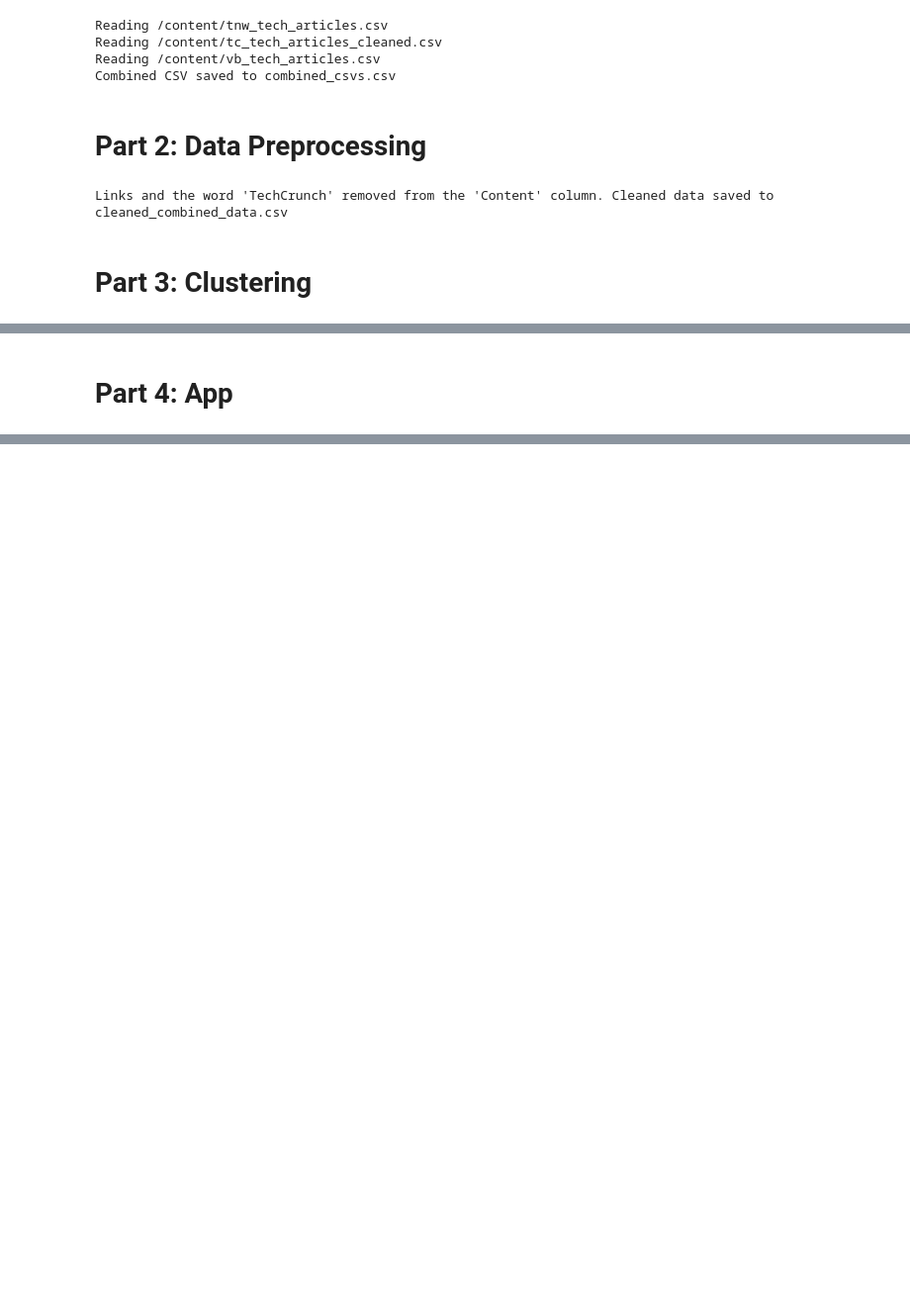
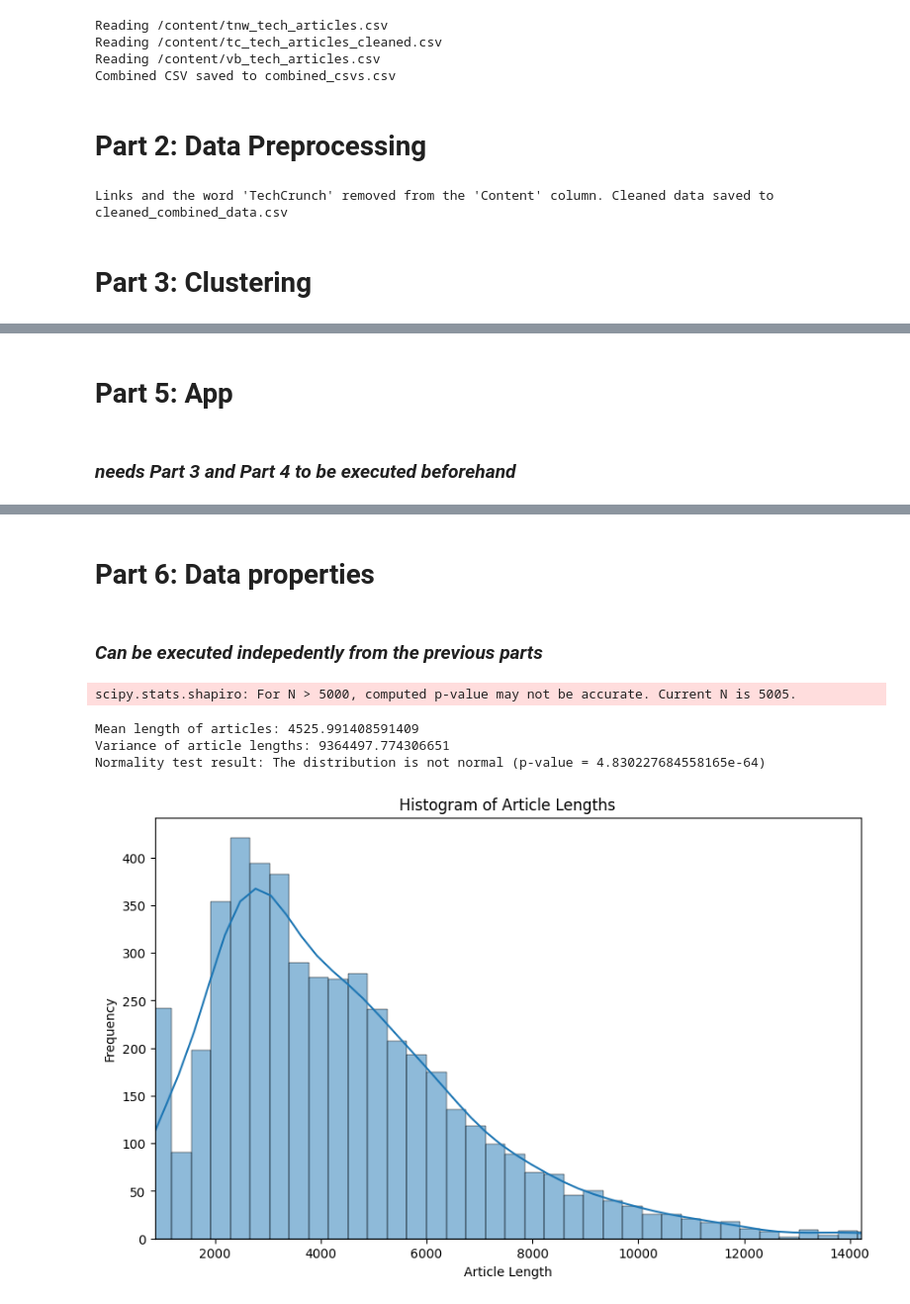
Before and after one commit to gkangho/DataMiningProject_TechNewsRecommendation, a Jupyter notebook: ITNewsArticles.ipynb, the cells around one changed output, grey strips where cells are left out. Shown: that part at 99% size. Cells and saved outputs as stored; diff of their text form; code cells hidden in the pictures; blank space fills up the shorter version.

```diff
--- a/ITNewsArticles.ipynb
+++ b/ITNewsArticles.ipynb
@@ -723,5 +778,7 @@ Similar articles to article 0 in cluster 0: ['doc_1247', 'doc_1311', 'doc_1036',
 # %% [markdown]
-# Part 4: App
+# Part 5: App
+# %% [markdown]
+### *needs Part 3 and Part 4 to be executed beforehand*
 # %%
 !pip install dash
 !pip install jupyter-dash
@@ -865,3 +926,55 @@ if __name__ == '__main__':
     app.run_server(debug=True)
 # %% [output]
 [interactive output not drawn]
+# %% [markdown]
+# Part 6: Data properties
+# %% [markdown]
+### *Can be executed indepedently from the previous parts*
+# %%
+import pandas as pd
+import numpy as np
+import matplotlib.pyplot as plt
+import seaborn as sns
+from scipy.stats import shapiro
+
+#load the dataset
+news_data = pd.read_csv("cleaned_combined_data.csv")
+
+
+# Calculate mean and variance of the length of articles
+news_data['text_length'] = news_data['Content'].apply(len)
+mean_length = news_data['text_length'].mean()
+variance_length = news_data['text_length'].var()
+
+# Identify the range of interest
+lower_bound = news_data['text_length'].quantile(0.01)
+upper_bound = news_data['text_length'].quantile(0.99)
+
+# Test for normality
+stat, p = shapiro(news_data['text_length'])
+normality_test = 'normal' if p > 0.05 else 'not normal'
+
+print(f"Mean length of articles: {mean_length}")
+print(f"Variance of article lengths: {variance_length}")
+print(f"Normality test result: The distribution is {normality_test} (p-value = {p})")
+
+# Identify the range of interest
+lower_bound = news_data['text_length'].quantile(0.01)
+upper_bound = news_data['text_length'].quantile(0.99)
+
+# Histogram of article lengths with focus on skewed data
+plt.figure(figsize=(10, 6))
+sns.histplot(news_data['text_length'], kde=True)
+plt.xlim(lower_bound, upper_bound)
+plt.title('Histogram of Article Lengths')
+plt.xlabel('Article Length')
+plt.ylabel('Frequency')
+plt.show()
+
+print("\n")
+# %% [output]
+scipy.stats.shapiro: For N > 5000, computed p-value may not be accurate. Current N is 5005.
+Mean length of articles: 4525.991408591409
+Variance of article lengths: 9364497.774306651
+Normality test result: The distribution is not normal (p-value = 4.830227684558165e-64)
+[figure, added]
```
Also changed, not shown: parts of 6 cells of this notebook.
